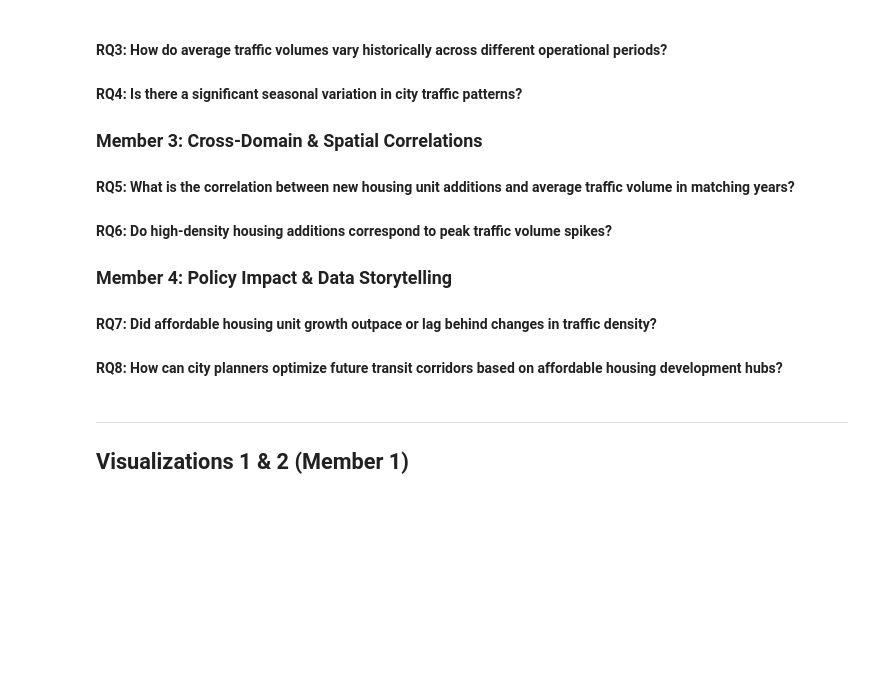
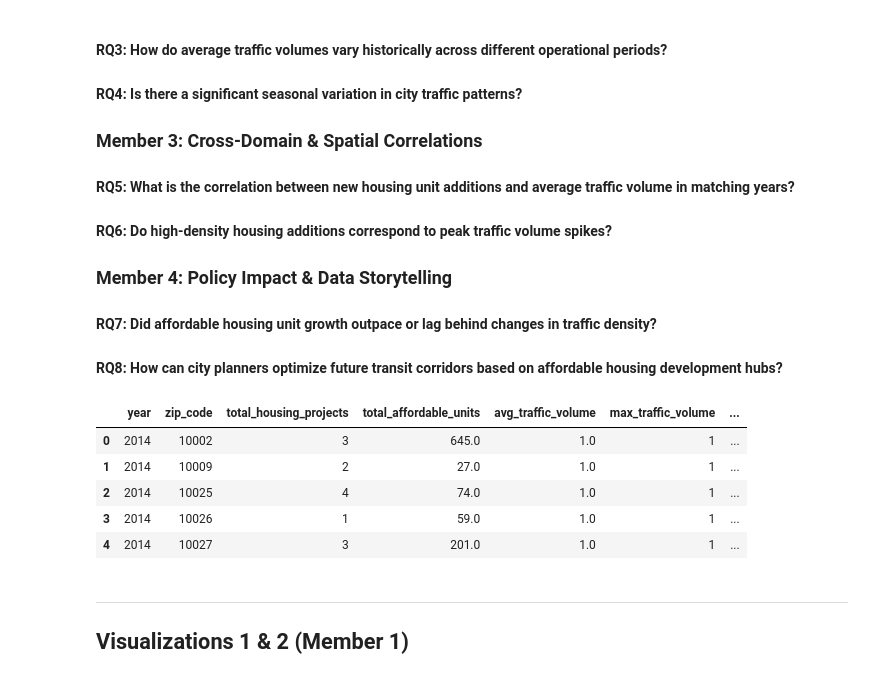
Before and after one commit to ahmedelnahas12/nyc-housing-transport-analysis, a Jupyter notebook: notebooks/04_research_questions_viz.ipynb, the cells around one changed output. Drawn from its saved outputs; the diff is of its cells as text; code cells hidden in the pictures; blank space fills up the shorter version.

```diff
--- a/notebooks/04_research_questions_viz.ipynb
+++ b/notebooks/04_research_questions_viz.ipynb
@@ -27,15 +27,22 @@ This notebook presents the complete analytical study containing 8 distinct resea
 # %%
 import pandas as pd
 import numpy as np
-import matplotlib.pyplot as plt
-import seaborn as sns
+# import matplotlib.pyplot as plt
+# import seaborn as sns
 from pathlib import Path
 
-sns.set_theme(style="whitegrid")
+# sns.set_theme(style="whitegrid")
 
 # Load integrated dataset
 df = pd.read_csv("integrated_data.csv")
 df.head()
+# %% [output]
+|  | year | zip_code | total_housing_projects | total_affordable_units | avg_traffic_volume | max_traffic_volume | ... |
+| 0 | 2014 | 10002 | 3 | 645.0 | 1.0 | 1 | ... |
+| 1 | 2014 | 10009 | 2 | 27.0 | 1.0 | 1 | ... |
+| 2 | 2014 | 10025 | 4 | 74.0 | 1.0 | 1 | ... |
+| 3 | 2014 | 10026 | 1 | 59.0 | 1.0 | 1 | ... |
+| 4 | 2014 | 10027 | 3 | 201.0 | 1.0 | 1 | ... |
 # %% [markdown]
 ---
 ## Visualizations 1 & 2 (Member 1)
```
Also changed, not shown: parts of 4 cells of this notebook, 15 other files.
